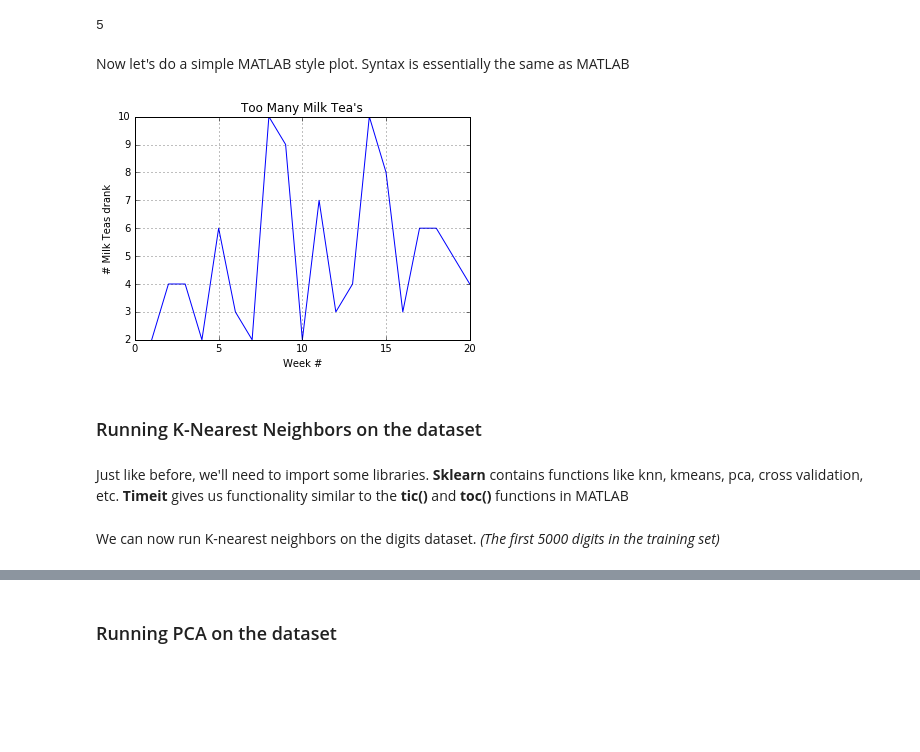
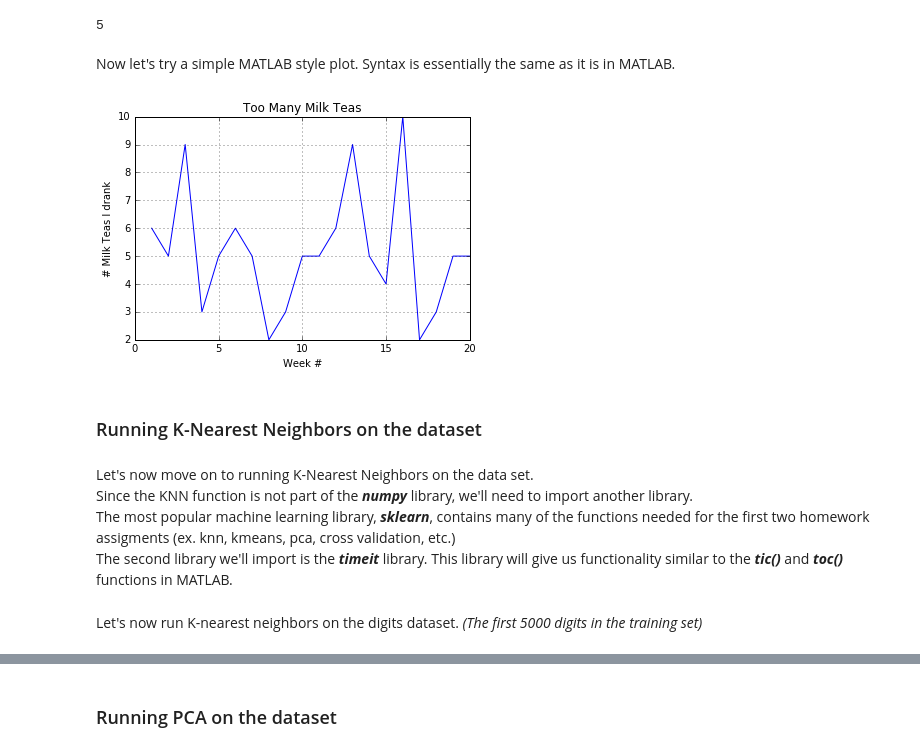
Before and after one commit to ryanshiroma/Python-Intro-for-Math-285, a Jupyter notebook: Python Intro.ipynb, the cells around one changed output, grey strips where cells are left out. Cells and saved outputs as stored; diff of their text form; code cells hidden in the pictures; blank space fills up the shorter version.

```diff
--- a/Python Intro.ipynb
+++ b/Python Intro.ipynb
@@ -202,31 +223,32 @@ print(trainlabels[0])
 # %% [output]
 5
 # %% [markdown]
-Now let's do a simple MATLAB style plot. Syntax is essentially the same as MATLAB
+Now let's try a simple MATLAB style plot. Syntax is essentially the same as it is in MATLAB.
 # %%
 plt.figure()
 x=range(1,21)
 y=np.random.poisson(5,20)
 plt.plot(x,y)
 plt.xlabel("Week #")
-plt.ylabel("# Milk Teas drank")
-plt.title("Too Many Milk Tea's")
+plt.ylabel("# Milk Teas I drank")
+plt.title("Too Many Milk Teas")
 plt.grid()
 # %% [output]
-[figure, old version]
+[figure, new version]
 # %% [markdown]
 ### Running K-Nearest Neighbors on the dataset
-# %% [markdown]
-Just like before, we'll need to import some libraries.
-__Sklearn__ contains functions like knn, kmeans, pca, cross validation, etc.
-__Timeit__ gives us functionality similar to the __tic()__ and __toc()__ functions in MATLAB
+# %% [markdown]
+Let's now move on to running K-Nearest Neighbors on the data set.
+Since the KNN function is not part of the *__numpy__* library, we'll need to import another library.
+The most popular machine learning library, *__sklearn__*, contains many of the functions needed for the first two homework assigments (ex. knn, kmeans, pca, cross validation, etc.)
+The second library we'll import is the *__timeit__* library. This library will give us functionality similar to the *__tic()__* and *__toc()__* functions in MATLAB.
 # %%
 from sklearn import neighbors
 from sklearn import metrics
 
 import timeit
 # %% [markdown]
-We can now run K-nearest neighbors on the digits dataset. *(The first 5000 digits in the training set)*
+Let's now run K-nearest neighbors on the digits dataset. *(The first 5000 digits in the training set)*
 # %%
 begin=timeit.default_timer()
 
```
Also changed, not shown: parts of 50 cells of this notebook.
